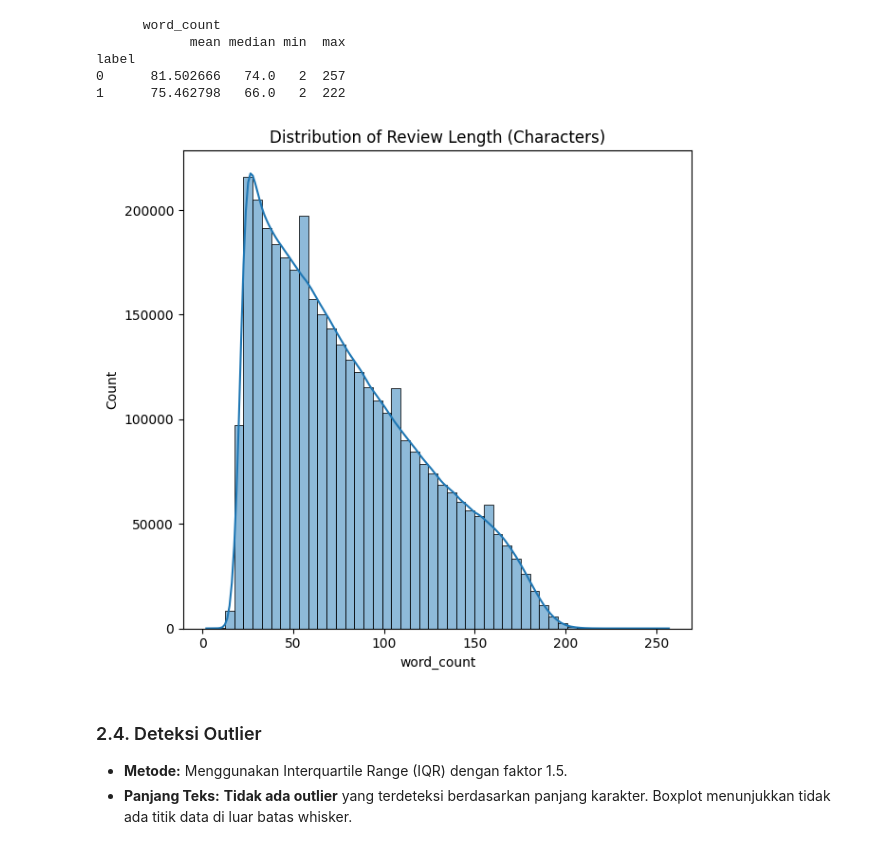
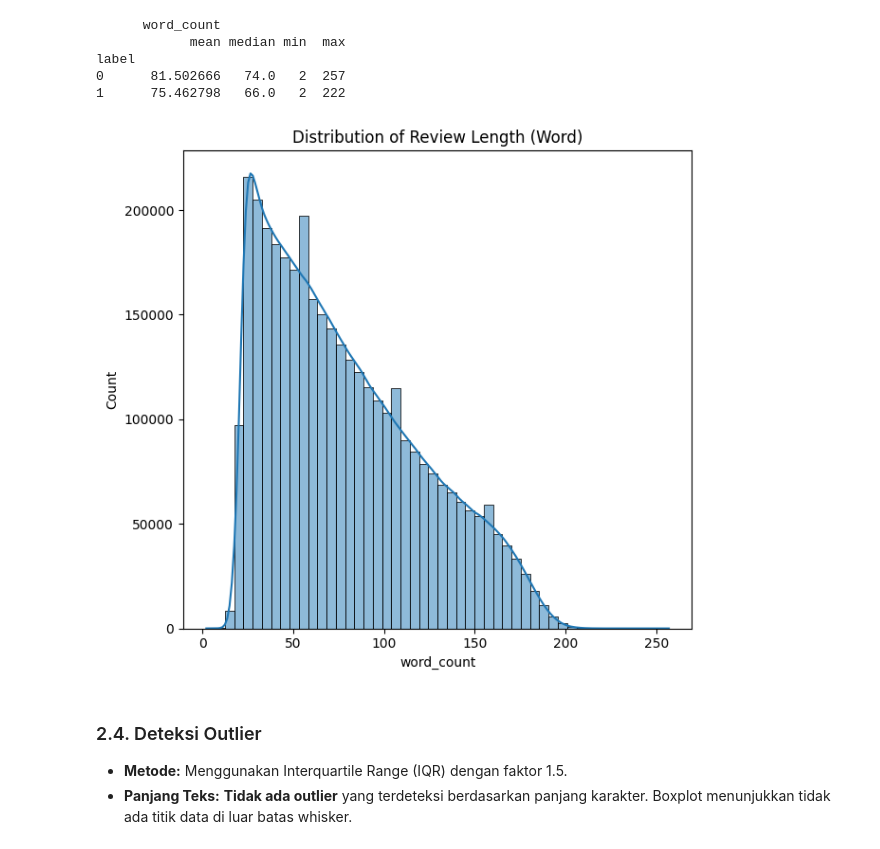
Before and after one commit to research-bocah-gundar/fesmaro-2025, a Jupyter notebook: fesmaro-2025-analisis-big-data.ipynb, the cells around one changed output. Saved outputs shown, nothing was run; the diff lists cells and outputs as text; code cells hidden in the pictures.

```diff
--- a/fesmaro-2025-analisis-big-data.ipynb
+++ b/fesmaro-2025-analisis-big-data.ipynb
@@ -282,13 +282,13 @@ label
 # %%
 # Plot word count distributions
 plt.figure(figsize=(12, 6))
 plt.subplot(1, 2, 1)
 sns.histplot(df_train['word_count'],kde=True, bins=50)
-plt.title('Distribution of Review Length (Characters)')
+plt.title('Distribution of Review Length (Word)')
 plt.tight_layout()
 plt.show()
 # %% [output]
-[figure, old version]
+[figure, new version]
 # %% [markdown]
 ### 2.4. Deteksi Outlier
 
```
Also changed, not shown: parts of 1 cell of this notebook, 28 other files.
